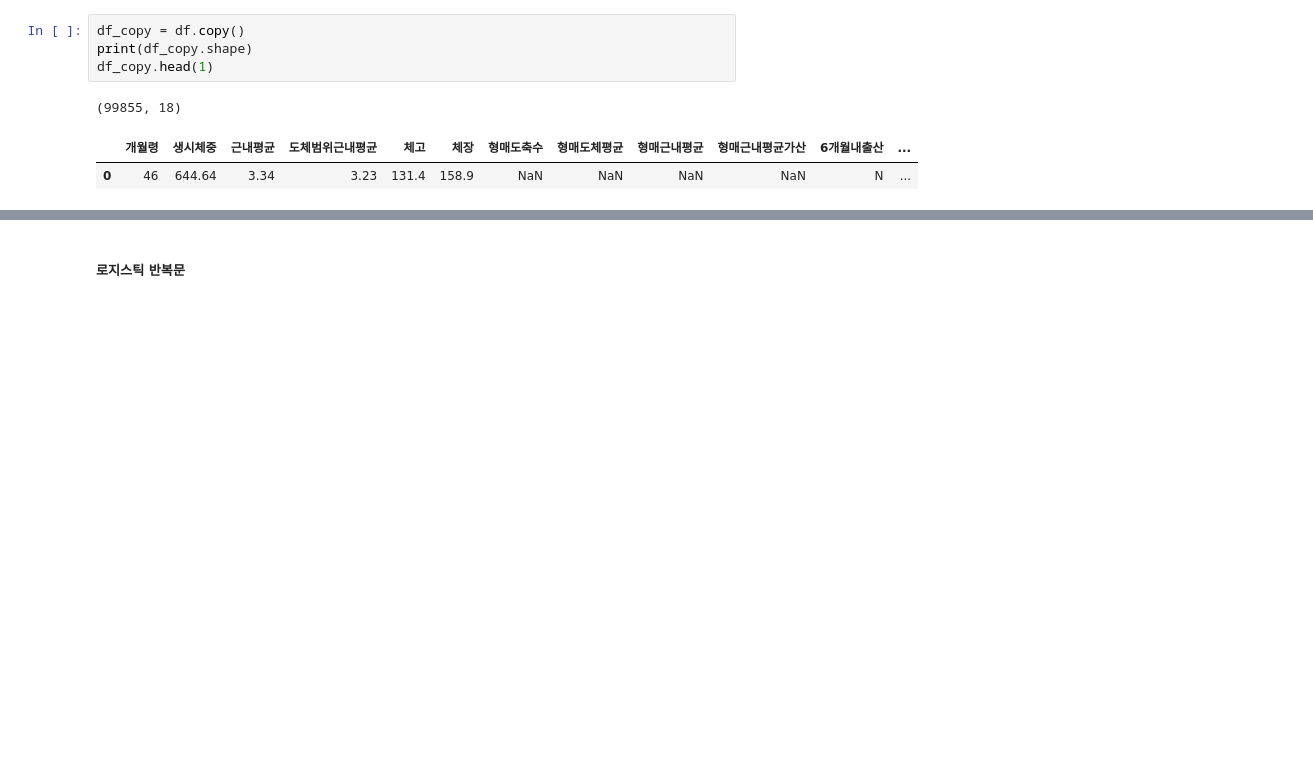
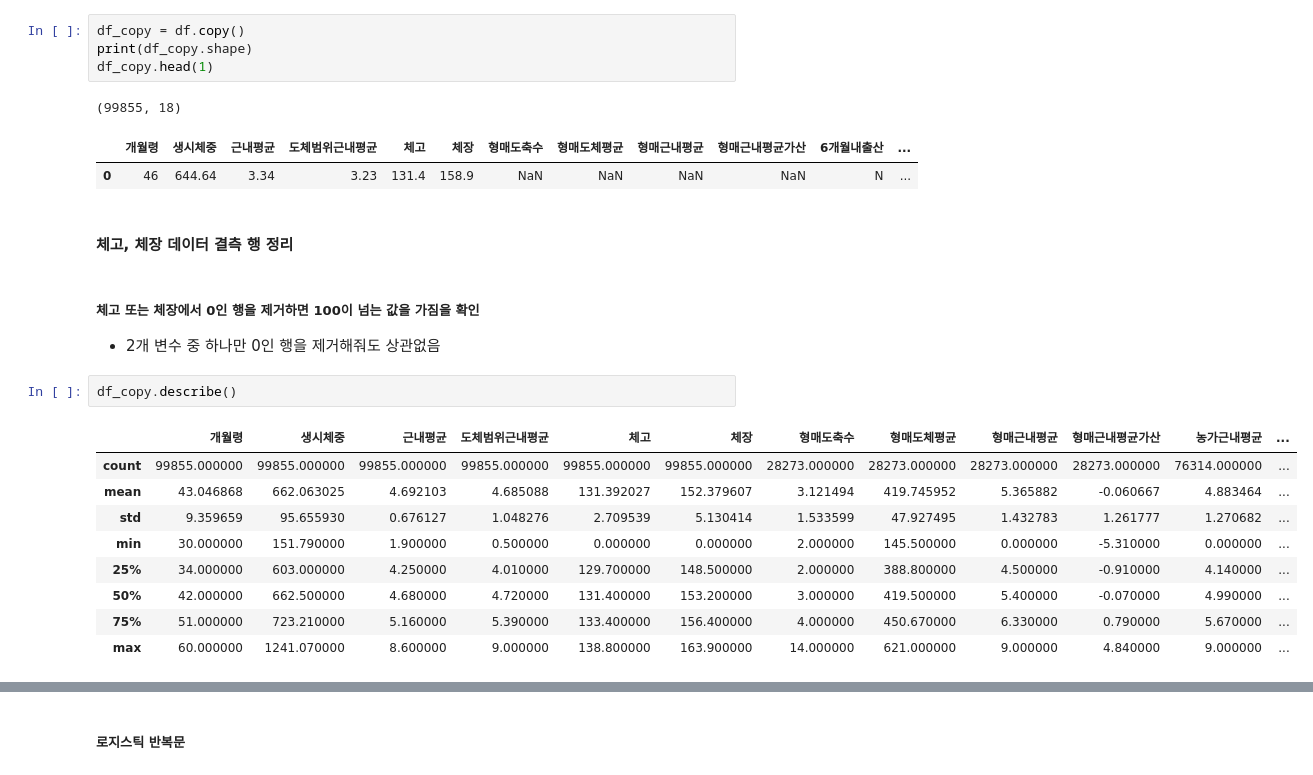
Before and after one commit to tabjun/from-22-to-23-project, a Jupyter notebook: Cow intramuscular fat/4차 시도_2023_10월 이후/full_data_logistic.ipynb, the cells around one changed output, grey strips where cells are left out. Saved outputs shown, nothing was run; the diff lists cells and outputs as text; blank space fills up the shorter version.

```diff
--- a/Cow intramuscular fat/4차 시도_2023_10월 이후/full_data_logistic.ipynb
+++ b/Cow intramuscular fat/4차 시도_2023_10월 이후/full_data_logistic.ipynb
@@ -31,3 +33,20 @@ df_copy.head(1)
 (99855, 18)
 |  | 개월령 | 생시체중 | 근내평균 | 도체범위근내평균 | 체고 | 체장 | 형매도축수 | 형매도체평균 | 형매근내평균 | 형매근내평균가산 | 6개월내출산 | ... |
 | 0 | 46 | 644.64 | 3.34 | 3.23 | 131.4 | 158.9 | NaN | NaN | NaN | NaN | N | ... |
+# %% [markdown]
+#### 체고, 체장 데이터 결측 행 정리
+# %% [markdown]
+##### 체고 또는 체장에서 0인 행을 제거하면 100이 넘는 값을 가짐을 확인
+- 2개 변수 중 하나만 0인 행을 제거해줘도 상관없음
+# %%
+df_copy.describe()
+# %% [output]
+|  | 개월령 | 생시체중 | 근내평균 | 도체범위근내평균 | 체고 | 체장 | 형매도축수 | 형매도체평균 | 형매근내평균 | 형매근내평균가산 | 농가근내평균 | ... |
+| count | 99855.000000 | 99855.000000 | 99855.000000 | 99855.000000 | 99855.000000 | 99855.000000 | 28273.000000 | 28273.000000 | 28273.000000 | 28273.000000 | 76314.000000 | ... |
+| mean | 43.046868 | 662.063025 | 4.692103 | 4.685088 | 131.392027 | 152.379607 | 3.121494 | 419.745952 | 5.365882 | -0.060667 | 4.883464 | ... |
+| std | 9.359659 | 95.655930 | 0.676127 | 1.048276 | 2.709539 | 5.130414 | 1.533599 | 47.927495 | 1.432783 | 1.261777 | 1.270682 | ... |
+| min | 30.000000 | 151.790000 | 1.900000 | 0.500000 | 0.000000 | 0.000000 | 2.000000 | 145.500000 | 0.000000 | -5.310000 | 0.000000 | ... |
+| 25% | 34.000000 | 603.000000 | 4.250000 | 4.010000 | 129.700000 | 148.500000 | 2.000000 | 388.800000 | 4.500000 | -0.910000 | 4.140000 | ... |
+| 50% | 42.000000 | 662.500000 | 4.680000 | 4.720000 | 131.400000 | 153.200000 | 3.000000 | 419.500000 | 5.400000 | -0.070000 | 4.990000 | ... |
+| 75% | 51.000000 | 723.210000 | 5.160000 | 5.390000 | 133.400000 | 156.400000 | 4.000000 | 450.670000 | 6.330000 | 0.790000 | 5.670000 | ... |
+| max | 60.000000 | 1241.070000 | 8.600000 | 9.000000 | 138.800000 | 163.900000 | 14.000000 | 621.000000 | 9.000000 | 4.840000 | 9.000000 | ... |
```
Also changed, not shown: parts of 16 cells of this notebook.
